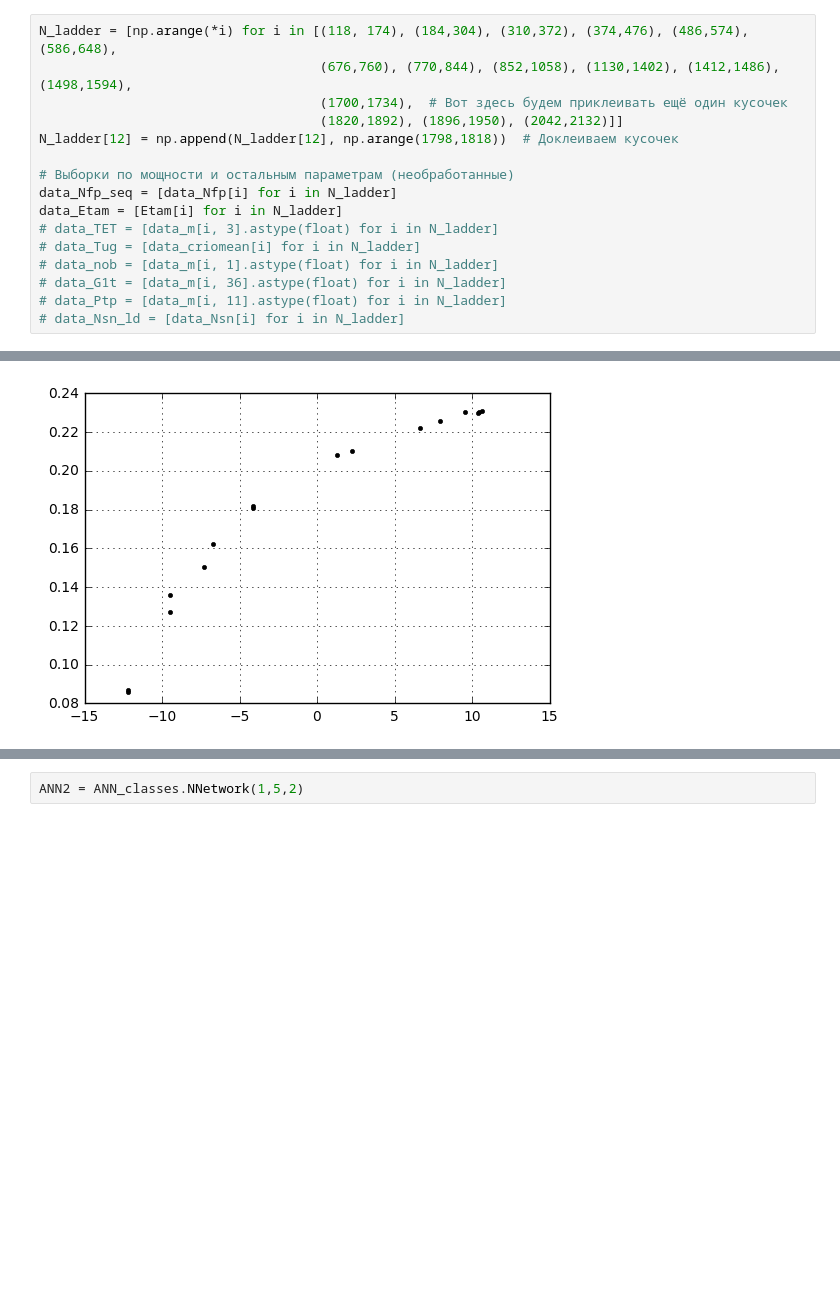
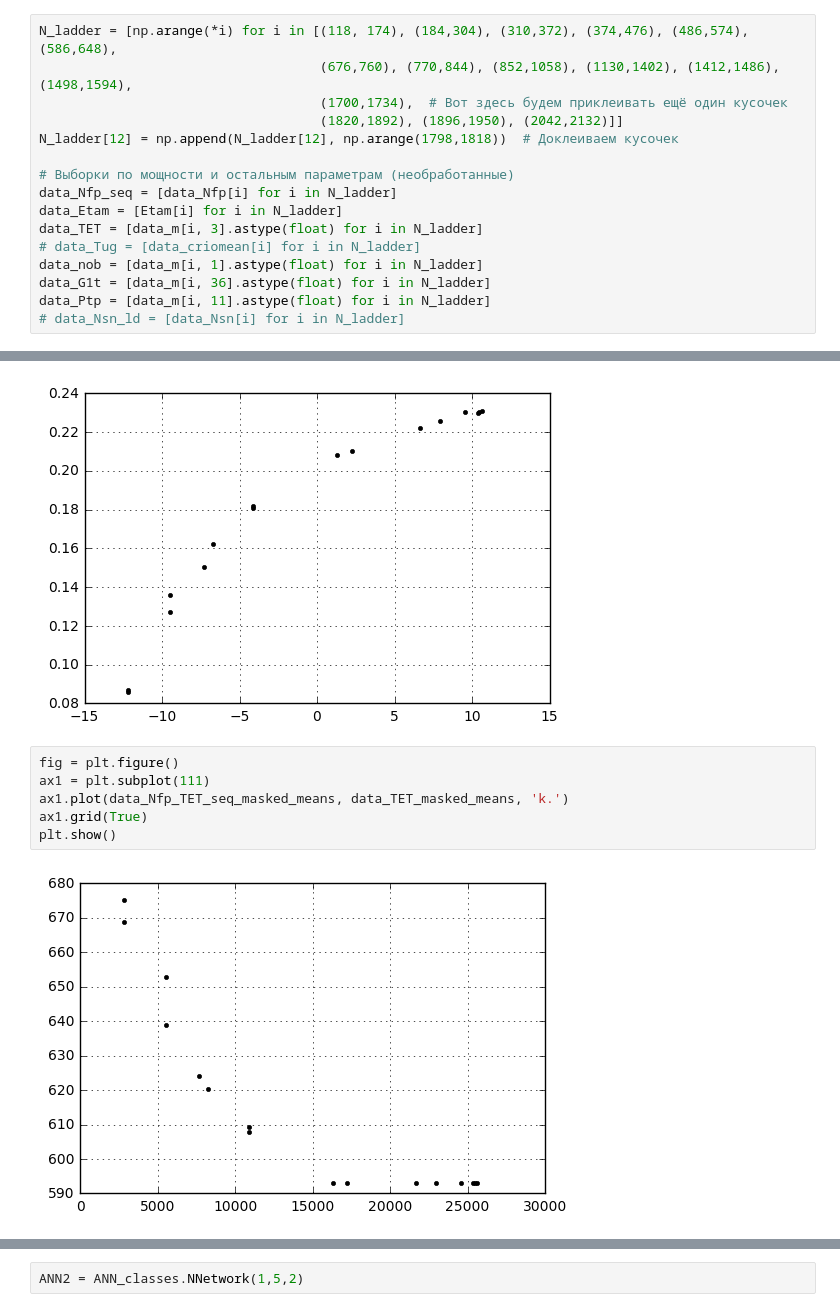
Before and after one commit to ateplovoz/ANN, a Jupyter notebook: ANN_vector_GitVersion.ipynb, the cells around one changed output, grey strips where cells are left out. Drawn from its saved outputs; the diff is of its cells as text; blank space fills up the shorter version.

```diff
--- a/ANN_vector_GitVersion.ipynb
+++ b/ANN_vector_GitVersion.ipynb
@@ -43,11 +43,11 @@ N_ladder[12] = np.append(N_ladder[12], np.arange(1798,1818))  # Доклеива
 # Выборки по мощности и остальным параметрам (необработанные)
 data_Nfp_seq = [data_Nfp[i] for i in N_ladder]
 data_Etam = [Etam[i] for i in N_ladder]
-# data_TET = [data_m[i, 3].astype(float) for i in N_ladder]
+data_TET = [data_m[i, 3].astype(float) for i in N_ladder]
 # data_Tug = [data_criomean[i] for i in N_ladder]
-# data_nob = [data_m[i, 1].astype(float) for i in N_ladder]
-# data_G1t = [data_m[i, 36].astype(float) for i in N_ladder]
-# data_Ptp = [data_m[i, 11].astype(float) for i in N_ladder]
+data_nob = [data_m[i, 1].astype(float) for i in N_ladder]
+data_G1t = [data_m[i, 36].astype(float) for i in N_ladder]
+data_Ptp = [data_m[i, 11].astype(float) for i in N_ladder]
 # data_Nsn_ld = [data_Nsn[i] for i in N_ladder]
 # %%
 import custom_classes
@@ -73,5 +116,13 @@ ax1.grid(True)
 plt.show()
 # %% [output]
 [figure]
+# %%
+fig = plt.figure()
+ax1 = plt.subplot(111)
+ax1.plot(data_Nfp_TET_seq_masked_means, data_TET_masked_means, 'k.')
+ax1.grid(True)
+plt.show()
+# %% [output]
+[figure, added]
 # %%
 set_input = data_Nfp_Etam_seq_masked_means/1000-15
```
Also changed, not shown: parts of 10 cells of this notebook, 4 other files.
